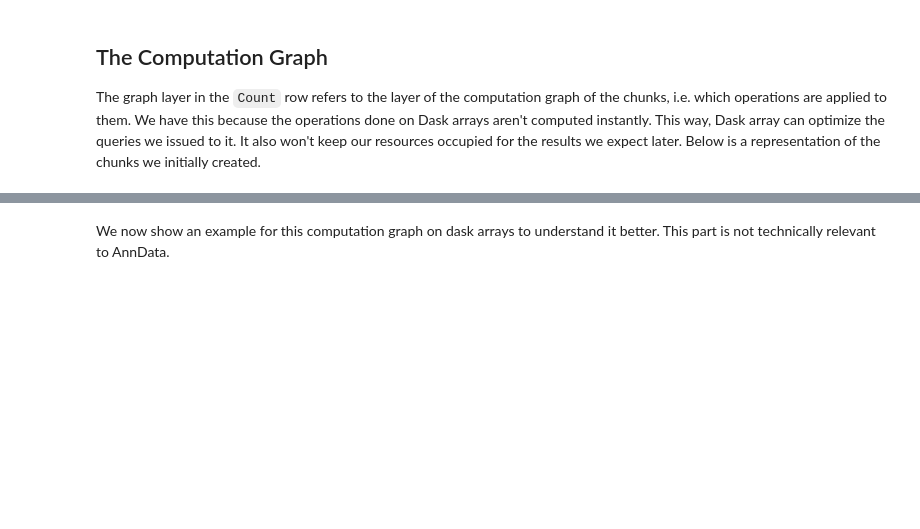
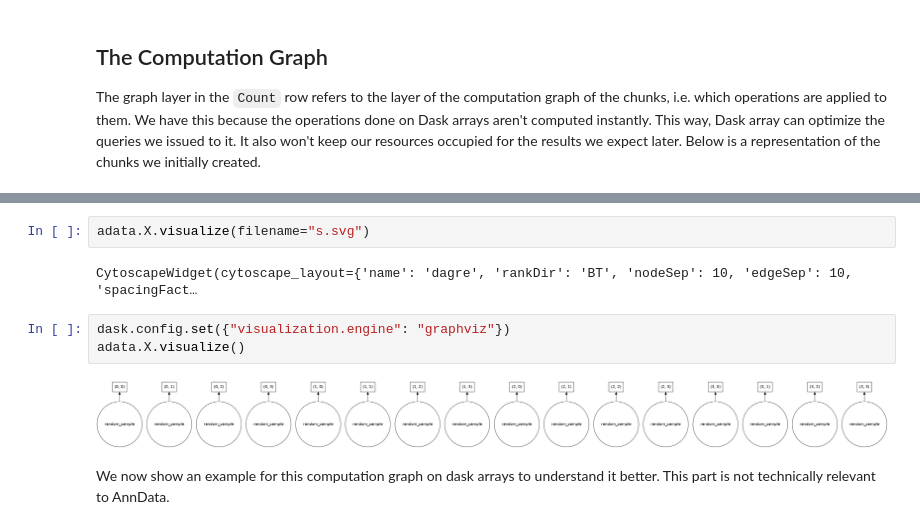
Before and after one commit to scverse/anndata, a Jupyter notebook: docs/anndata_dask_array.ipynb, the cells around one changed output, grey strips where cells are left out. Cells and saved outputs as stored; diff of their text form; blank space fills up the shorter version.

```diff
--- a/docs/anndata_dask_array.ipynb
+++ b/docs/anndata_dask_array.ipynb
@@ -57,6 +59,15 @@ The graph layer in the `Count` row refers to the layer of the computation graph
 adata.X.visualize()
 # %% [output]
 CytoscapeWidget(cytoscape_layout={'name': 'dagre', 'rankDir': 'BT', 'nodeSep': 10, 'edgeSep': 10, 'spacingFact…
+# %%
+adata.X.visualize(filename="s.svg")
+# %% [output]
+CytoscapeWidget(cytoscape_layout={'name': 'dagre', 'rankDir': 'BT', 'nodeSep': 10, 'edgeSep': 10, 'spacingFact…
+# %%
+dask.config.set({"visualization.engine": "graphviz"})
+adata.X.visualize()
+# %% [output]
+[figure, added]
 # %% [markdown]
 We now show an example for this computation graph on dask arrays to understand it better. This part is not technically relevant to AnnData.
 # %%
```
Also changed, not shown: parts of 13 cells of this notebook.
